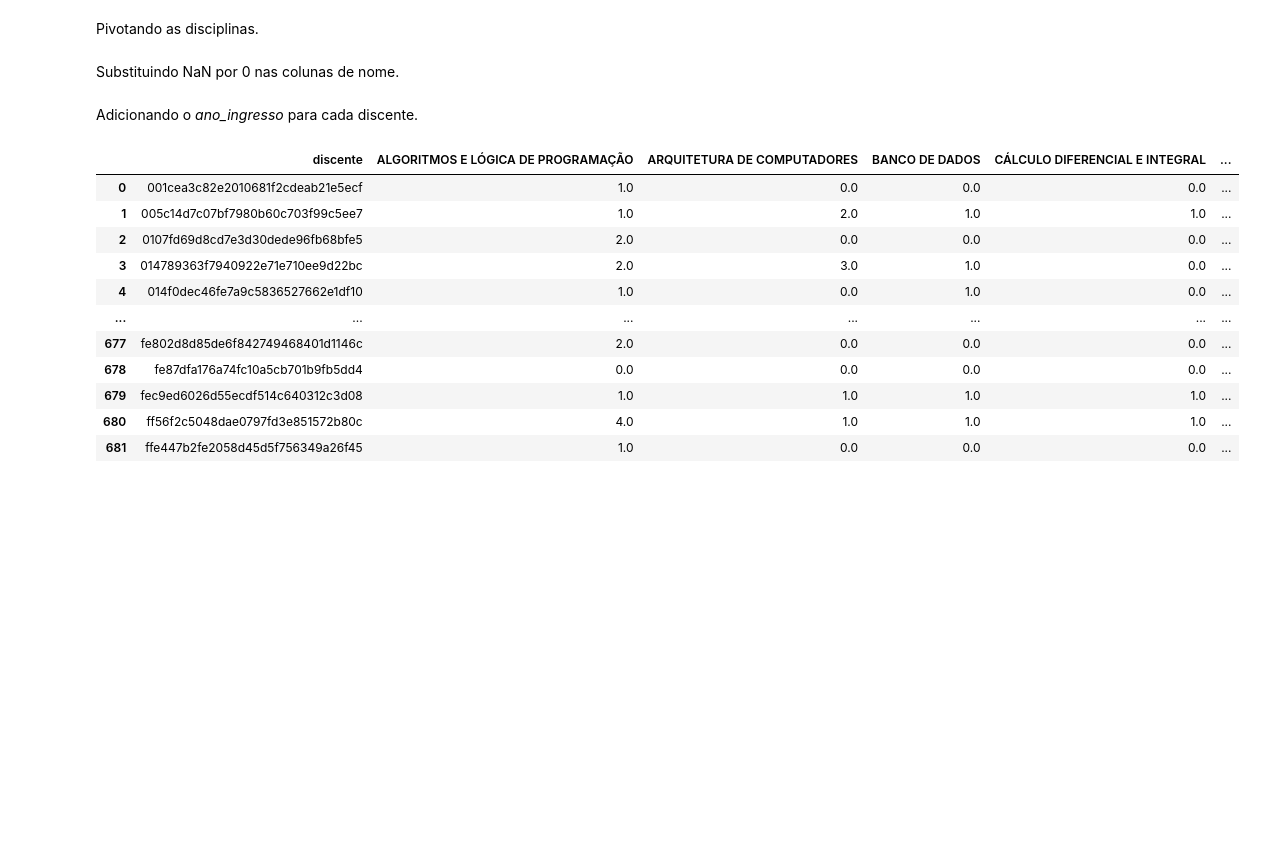
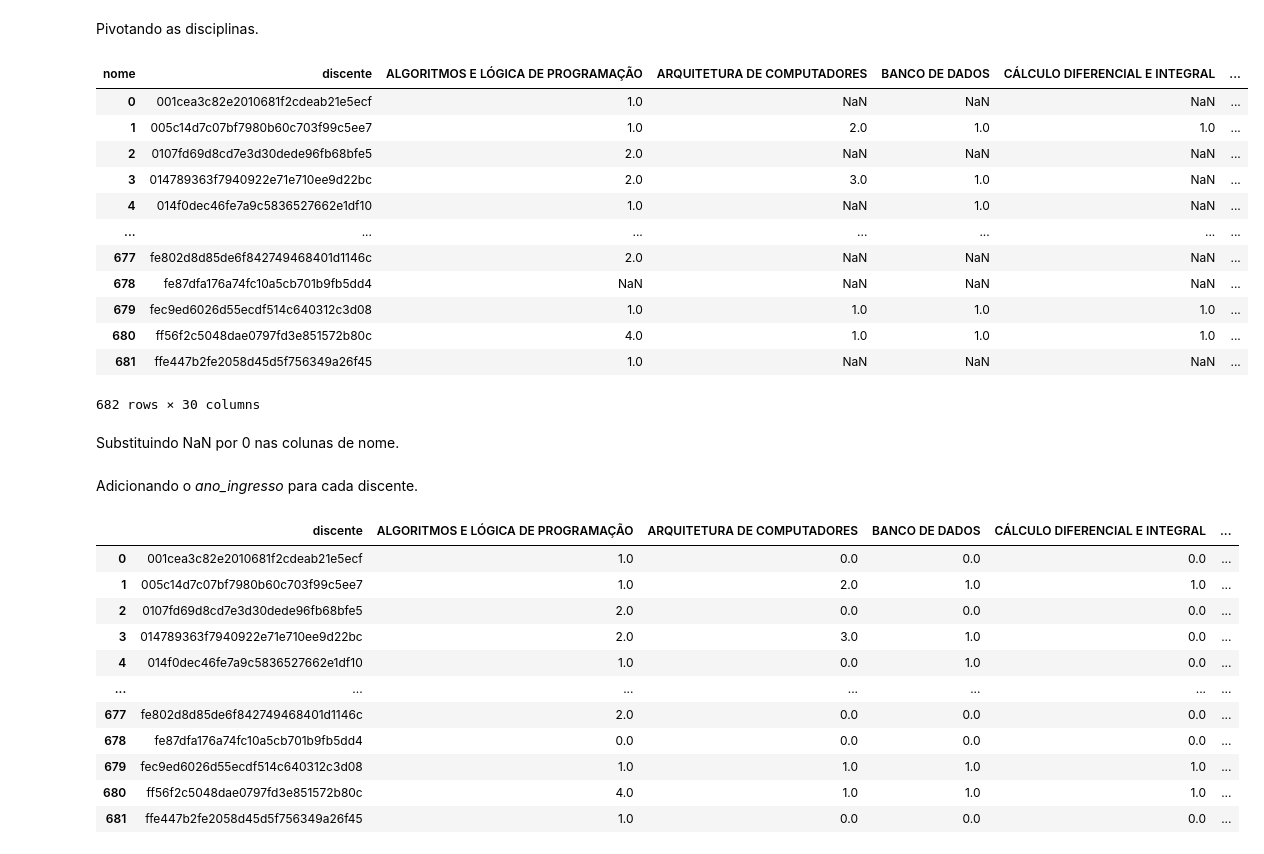
Before and after one commit to wanessabezerra/dataframe-bsi, a Jupyter notebook: datasets/dados-extraidos.ipynb, the cells around one changed output. Drawn from its saved outputs; the diff is of its cells as text; code cells hidden in the pictures; blank space fills up the shorter version.

```diff
--- a/datasets/dados-extraidos.ipynb
+++ b/datasets/dados-extraidos.ipynb
@@ -122,6 +160,21 @@ quantidade_disciplinas = df_dados_filtrado.groupby(['discente', 'nome']).size().
 Pivotando as disciplinas.
 # %%
 tabela_final = quantidade_disciplinas.pivot(index='discente', columns='nome', values='quantidade').reset_index()
+tabela_final
+# %% [output]
+| nome | discente | ALGORITMOS E LÓGICA DE PROGRAMAÇÃO | ARQUITETURA DE COMPUTADORES | BANCO DE DADOS | CÁLCULO DIFERENCIAL E INTEGRAL | ... |
+| 0 | 001cea3c82e2010681f2cdeab21e5ecf | 1.0 | NaN | NaN | NaN | ... |
+| 1 | 005c14d7c07bf7980b60c703f99c5ee7 | 1.0 | 2.0 | 1.0 | 1.0 | ... |
+| 2 | 0107fd69d8cd7e3d30dede96fb68bfe5 | 2.0 | NaN | NaN | NaN | ... |
+| 3 | 014789363f7940922e71e710ee9d22bc | 2.0 | 3.0 | 1.0 | NaN | ... |
+| 4 | 014f0dec46fe7a9c5836527662e1df10 | 1.0 | NaN | 1.0 | NaN | ... |
+| ... | ... | ... | ... | ... | ... | ... |
+| 677 | fe802d8d85de6f842749468401d1146c | 2.0 | NaN | NaN | NaN | ... |
+| 678 | fe87dfa176a74fc10a5cb701b9fb5dd4 | NaN | NaN | NaN | NaN | ... |
+| 679 | fec9ed6026d55ecdf514c640312c3d08 | 1.0 | 1.0 | 1.0 | 1.0 | ... |
+| 680 | ff56f2c5048dae0797fd3e851572b80c | 4.0 | 1.0 | 1.0 | 1.0 | ... |
+| 681 | ffe447b2fe2058d45d5f756349a26f45 | 1.0 | NaN | NaN | NaN | ... |
+682 rows × 30 columns
 # %% [markdown]
 Substituindo NaN por 0 nas colunas de nome.
 # %%
```
Also changed, not shown: parts of 26 cells of this notebook.
